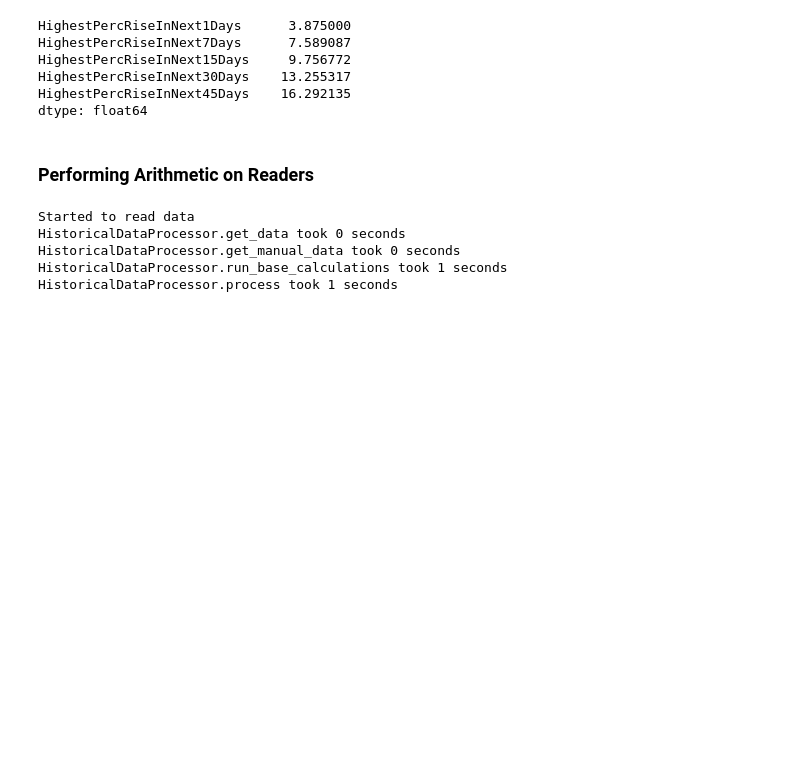
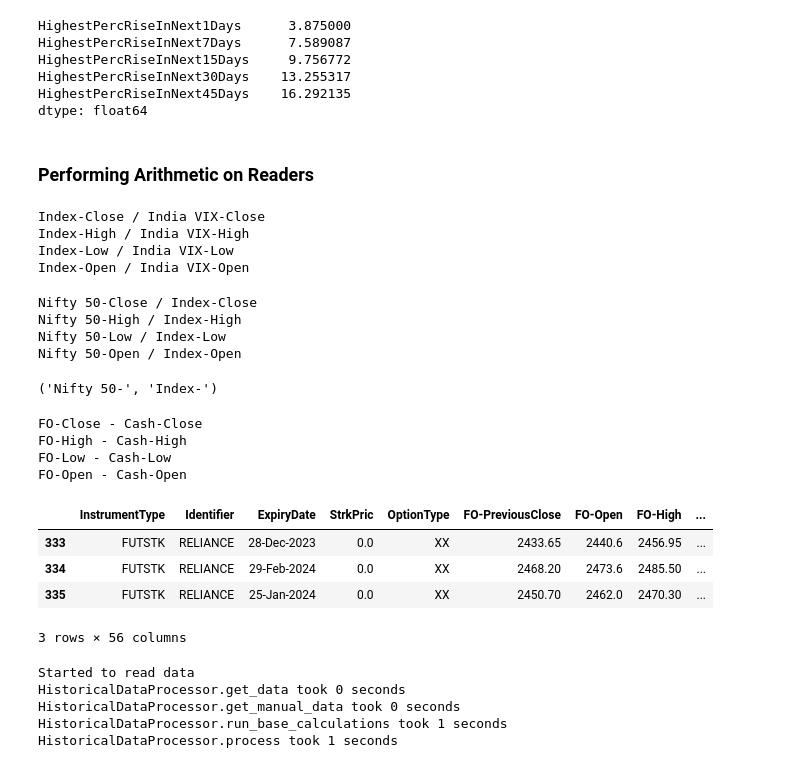
Before and after one commit to nareshrohra/markets_insights, a Jupyter notebook: notebooks/examples.ipynb, the cells around one changed output. Drawn from its saved outputs; the diff is of its cells as text; code cells hidden in the pictures; blank space fills up the shorter version.

```diff
--- a/notebooks/examples.ipynb
+++ b/notebooks/examples.ipynb
@@ -276,12 +276,45 @@ for_date = datetime.date(2023, 12, 5)
 indices_reader = NseIndicesReader()
 vix_reader = NseIndicesReader().set_filter(IdentifierFilter("India VIX"))
 op_reader = indices_reader / vix_reader
-data = op_reader.read(for_date = for_date).query(str(IdentifierFilter("Nifty 50")))
+data = op_reader.read(for_date = for_date).query(str(IdentifierFilter("Nifty 50 / India VIX")))
+# %% [output]
+Index-Close / India VIX-Close
+Index-High / India VIX-High
+Index-Low / India VIX-Low
+Index-Open / India VIX-Open
+# %%
+from markets_insights.datareader.data_reader import DateRangeDataReader
+nifty50 = NseIndicesReader().set_filter(IdentifierFilter("Nifty 50"))
+bond_10y = NseIndicesReader().set_filter(IdentifierFilter("Nifty 10 yr Benchmark G-Sec"))
+op_reader = nifty50 / bond_10y
+data = DateRangeDataReader(op_reader).read(from_date = datetime.date(2024, 2, 19), to_date = datetime.date(2024, 2, 20))
+op_reader.l_prefix, op_reader.r_prefix
+# %% [output]
+Nifty 50-Close / Index-Close
+Nifty 50-High / Index-High
+Nifty 50-Low / Index-Low
+Nifty 50-Open / Index-Open
+('Nifty 50-', 'Index-')
 # %%
 eq_reader = BhavCopyReader()
 fut_reader = NseDerivatiesReader().set_filter(InstrumentTypeFilter("FUTSTK"))
 op_reader = (fut_reader - eq_reader)
-#premium_data = op_reader.read(for_date = for_date)
+premium_data = op_reader.read(for_date = for_date)
+# %% [output]
+FO-Close - Cash-Close
+FO-High - Cash-High
+FO-Low - Cash-Low
+FO-Open - Cash-Open
+# %%
+premium_data.query(
+    str(IdentifierFilter("RELIANCE"))
+)
+# %% [output]
+|  | InstrumentType | Identifier | ExpiryDate | StrkPric | OptionType | FO-PreviousClose | FO-Open | FO-High | ... |
+| 333 | FUTSTK | RELIANCE | 28-Dec-2023 | 0.0 | XX | 2433.65 | 2440.6 | 2456.95 | ... |
+| 334 | FUTSTK | RELIANCE | 29-Feb-2024 | 0.0 | XX | 2468.20 | 2473.6 | 2485.50 | ... |
+| 335 | FUTSTK | RELIANCE | 25-Jan-2024 | 0.0 | XX | 2450.70 | 2462.0 | 2470.30 | ... |
+3 rows × 56 columns
 # %%
 from markets_insights.dataprocess.data_processor import HistoricalDataProcessor, HistoricalDataProcessOptions
 processor = HistoricalDataProcessor(HistoricalDataProcessOptions(include_annual_data=False, include_monthly_data=False))
```
Also changed, not shown: 2 other files.
